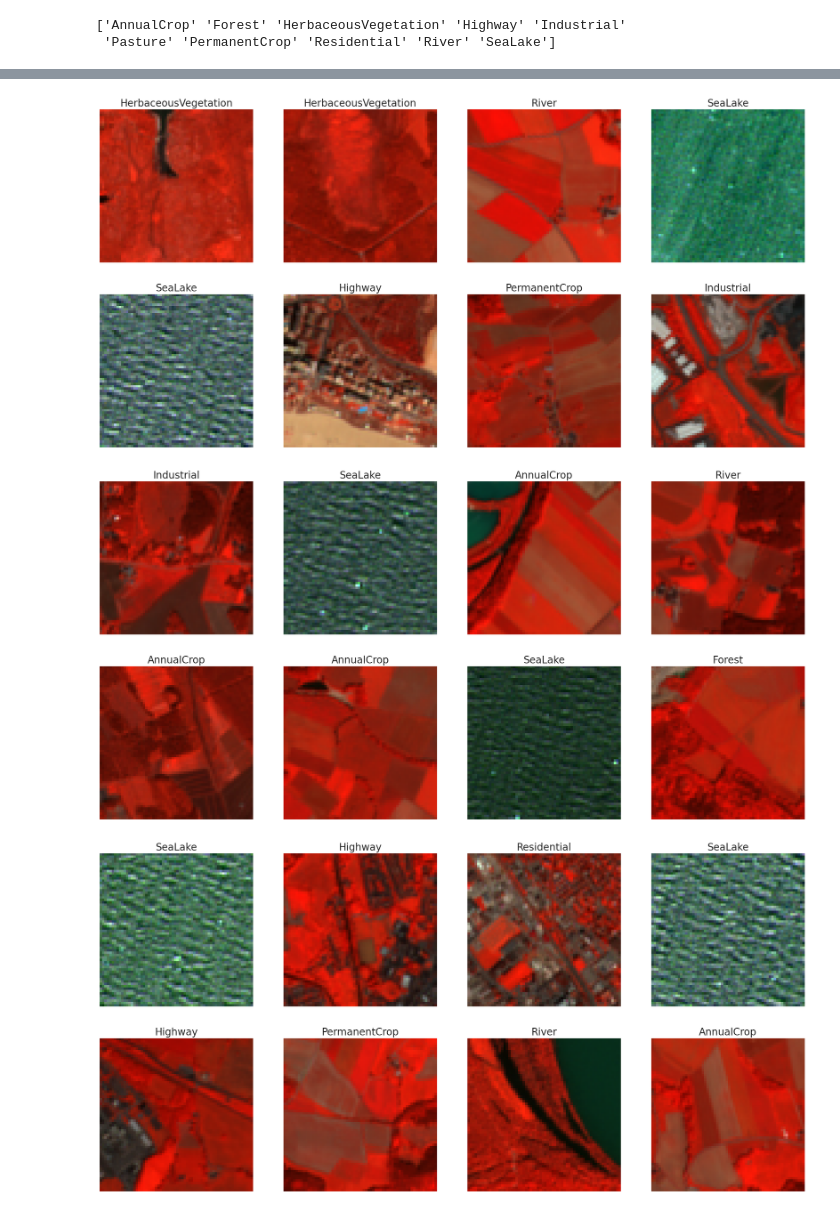
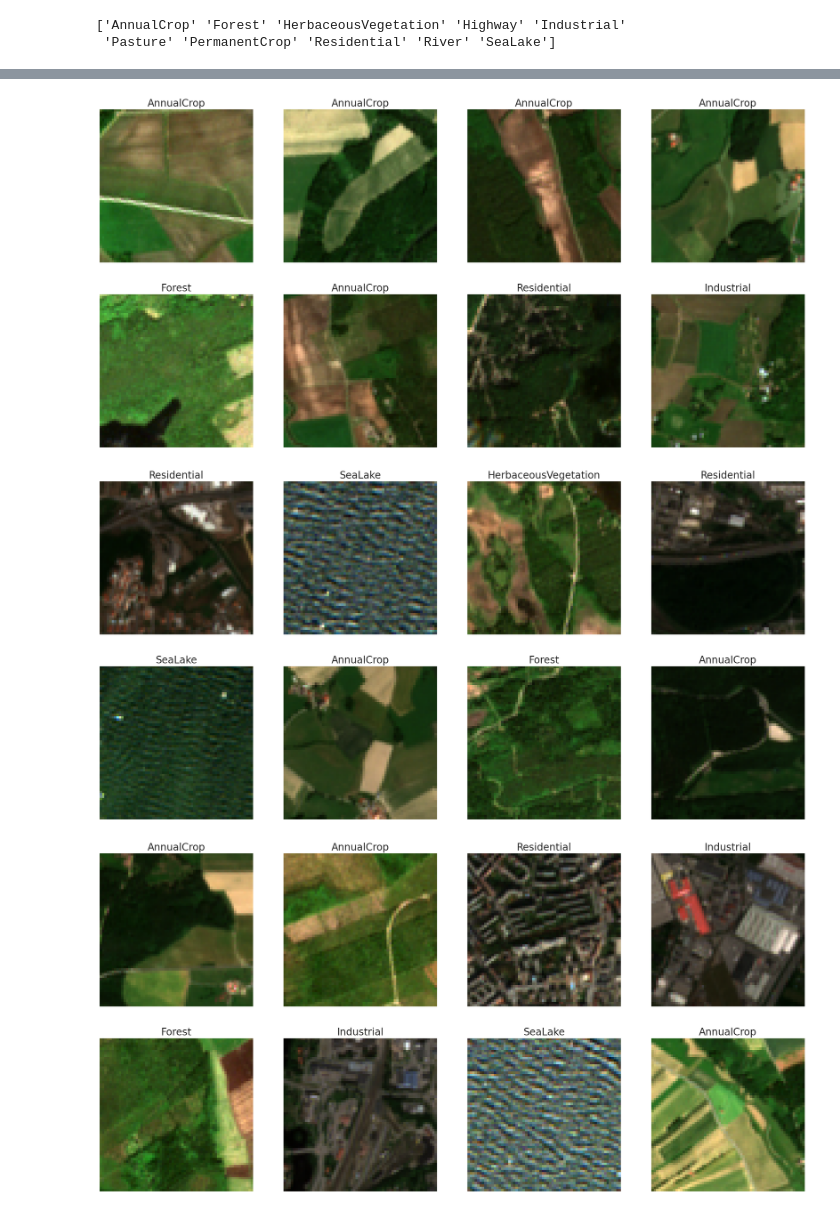
Before and after one commit to Tobivanceobi/EuroSat_Dataset_LUC, a Jupyter notebook: main.ipynb, the cells around one changed output, grey strips where cells are left out. Cells and saved outputs as stored; diff of their text form; code cells hidden in the pictures.

```diff
--- a/main.ipynb
+++ b/main.ipynb
@@ -214,24 +252,25 @@ print(encoder.categories_[0])
 # %%
 import torch
-
+from tabulate import tabulate
+from src.training.pretrainedModels import get_pretrained_model
 from src.training.data import EuroSatDataModule
 from src.training.pretrainedModels import EuroSatPreTrainedModel
 
 BATCH_SIZE = 64
 CKPT_PATH = f'checkpoints/{PRETRAINED_MODEL}/'
 
-model, transform = get_pretrained_model(PRETRAINED_MODEL)
+model, _ = get_pretrained_model(PRETRAINED_MODEL)
 
 data_module = EuroSatDataModule(ds_train, ds_val, ds_test, BATCH_SIZE)
 
 model_train = EuroSatPreTrainedModel(
     backbone=model,
-    learning_rate=0.0001,
+    learning_rate=0.02,
     layers=[],
-    gamma=0.95,
+    gamma=0.85,
     momentum=0.9,
     dropout=0.3,
-    weight_decay=1e-3
+    weight_decay=1e-1
 )
 # %%
 from datetime import datetime
@@ -248,13 +287,13 @@ logger = WandbLogger(
 checkpoint_callback = ModelCheckpoint(
     dirpath=CKPT_PATH + datetime.now().strftime("%H-%M"),
     filename='{epoch:02d}-{val_loss:.2f}',
-    save_top_k=2,
+    save_top_k=4,
     monitor="val_loss",
     verbose=False
 )
 
 trainer = Trainer(
-    max_epochs=3,
+    max_epochs=5,
     accelerator="gpu",
     devices=1,
     logger=logger,
@@ -496,0 +533,17 @@ Time taken:      0 min 7.817636728286743 sec
+# %%
+from src.datasets.EuroSatTest import EuroSatTestSet
+from torch.utils.data import DataLoader
+from config import Config
+
+config = Config()
+
+CHANNELS = [3, 2, 1]
+_, transform = get_pretrained_model(PRETRAINED_MODEL)
+
+mean_std_S2A = {
+    'mean': [1307.6, 1151.7, 889.6],
+    'std': [1375.2, 1188.1, 1159.1]
+}
+
+dataset = EuroSatTestSet(config.TEST_MS_DIR, select_chan=CHANNELS, add_B10=False, mean_std=mean_std_S2A, transform=transform) #, augment=augmentation)
+dataloader = DataLoader(dataset, batch_size=64, shuffle=False)
@@ -498,6 +557,7 @@ Time taken:      0 min 7.817636728286743 sec
 from src.training.pretrainedModels import EuroSatPreTrainedModel
 from src.training.cnn import LitEuroSatCnn
 from config import Config
+from src.training.pretrainedModels import get_pretrained_model
 
 config = Config()
 
@@ -511,9 +571,9 @@ config = Config()
 #     gamma=0.9,
 #     weights=torch.tensor(w, dtype=torch.float32)
 # )
-
+model, _ = get_pretrained_model(PRETRAINED_MODEL)
 model_eval = EuroSatPreTrainedModel.load_from_checkpoint(
-    checkpoint_callback.best_model_path,
+    "checkpoints/resnet50_RGB_MOCO/18-59/epoch=00-val_loss=2.07.ckpt", #checkpoint_callback.best_model_path,
     backbone=model,
     learning_rate=1e-4,
     layers=[],
@@ -523,5 +583,4 @@ model_eval = EuroSatPreTrainedModel.load_from_checkpoint(
 )
 
 model_eval.eval()
-print(checkpoint_callback.best_model_path)
 # %% [output]
@@ -634,34 +710,34 @@ for batch_start in range(0, n*8, 8):  # Iterate in steps of 8
     for idx, ax in zip(samp_batch_idx[batch_start:batch_start+8], axs):
         pred = predictions[idx]
         samp_id = sample_ids[idx]
 
         im_path = config.DATA_DIR + f"test/NoLabel/test_{samp_id}.npy"
         # img = images[idx].unsqueeze(0).requires_grad_(True).to(device)
         img = np.load(im_path).transpose(2, 0, 1)
-        img = img[[7, 2, 1]].astype(np.float32)
+        img = img[[3, 2, 1]].astype(np.float32)
 
         rgb_min, rgb_max = img.min(), img.max()
         img = (img - rgb_min) / (rgb_max - rgb_min)
         img = img.clip(0, 1)
 
 
         if grad_cam_c:
             pass
             # img = images[idx].unsqueeze(0).requires_grad_(True).to(device)
             # cam = GradCAM(model=model_eval, target_layers=target_layer)
             # grayscale_cam = cam(input_tensor=img, targets=None)
             # cam_mask_tensor = torch.tensor(grayscale_cam).unsqueeze(0)
             # ax.imshow(cam_mask_tensor.squeeze(0).squeeze(0).cpu().numpy(), cmap='jet', alpha=0.1)
         else:
             ax.imshow(img.transpose(1, 2, 0))
         ax.set_title(pred, fontsize=20)
         ax.axis('off')
 
 
     plt.tight_layout()
     plt.subplots_adjust(wspace=0.2, hspace=0.2)
     plt.show()
 # %% [output]
-[figure, old version]
+[figure, new version]
-[figure, old version]
+[figure, new version]
-[figure, old version]
+[figure, new version]
```
Also changed, not shown: parts of 21 cells of this notebook, 8 other files.
